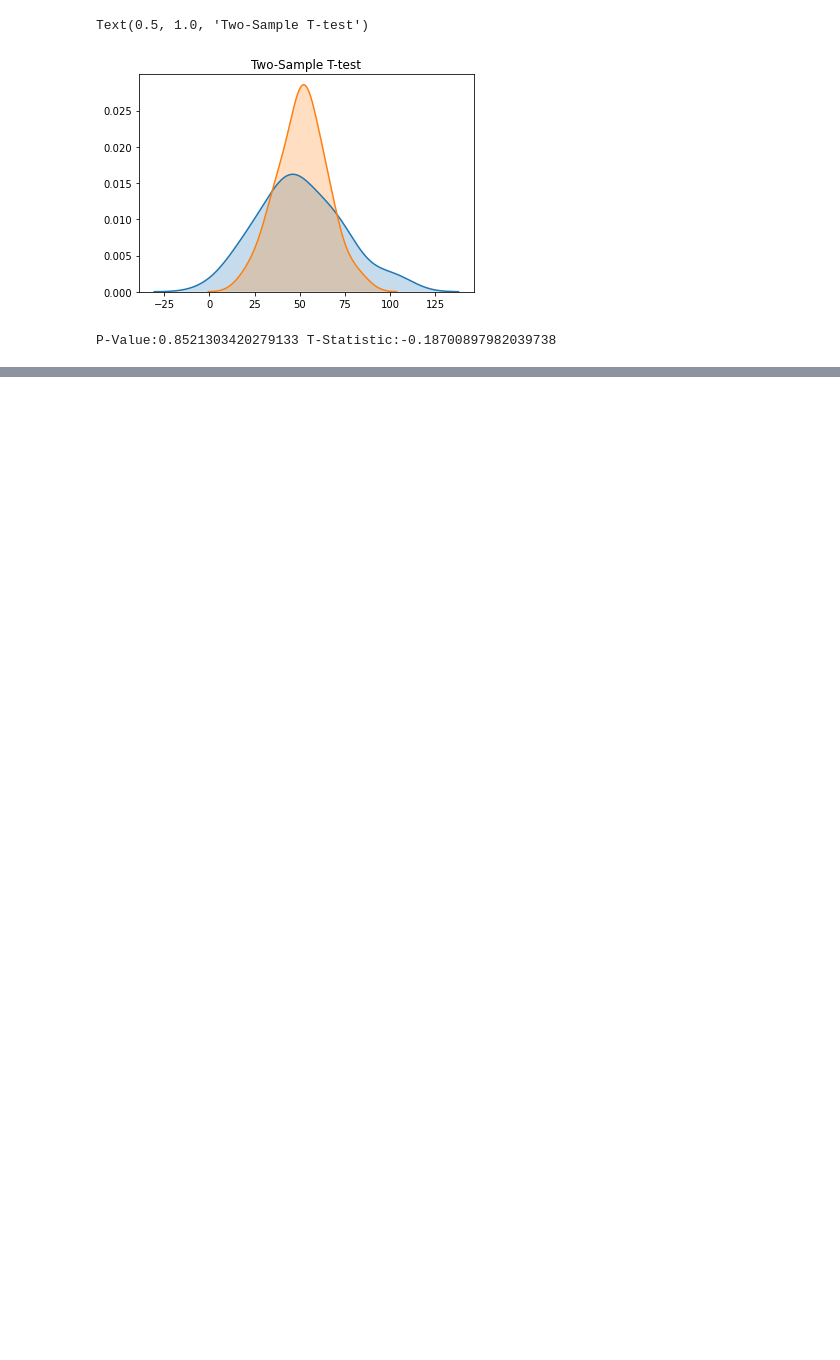
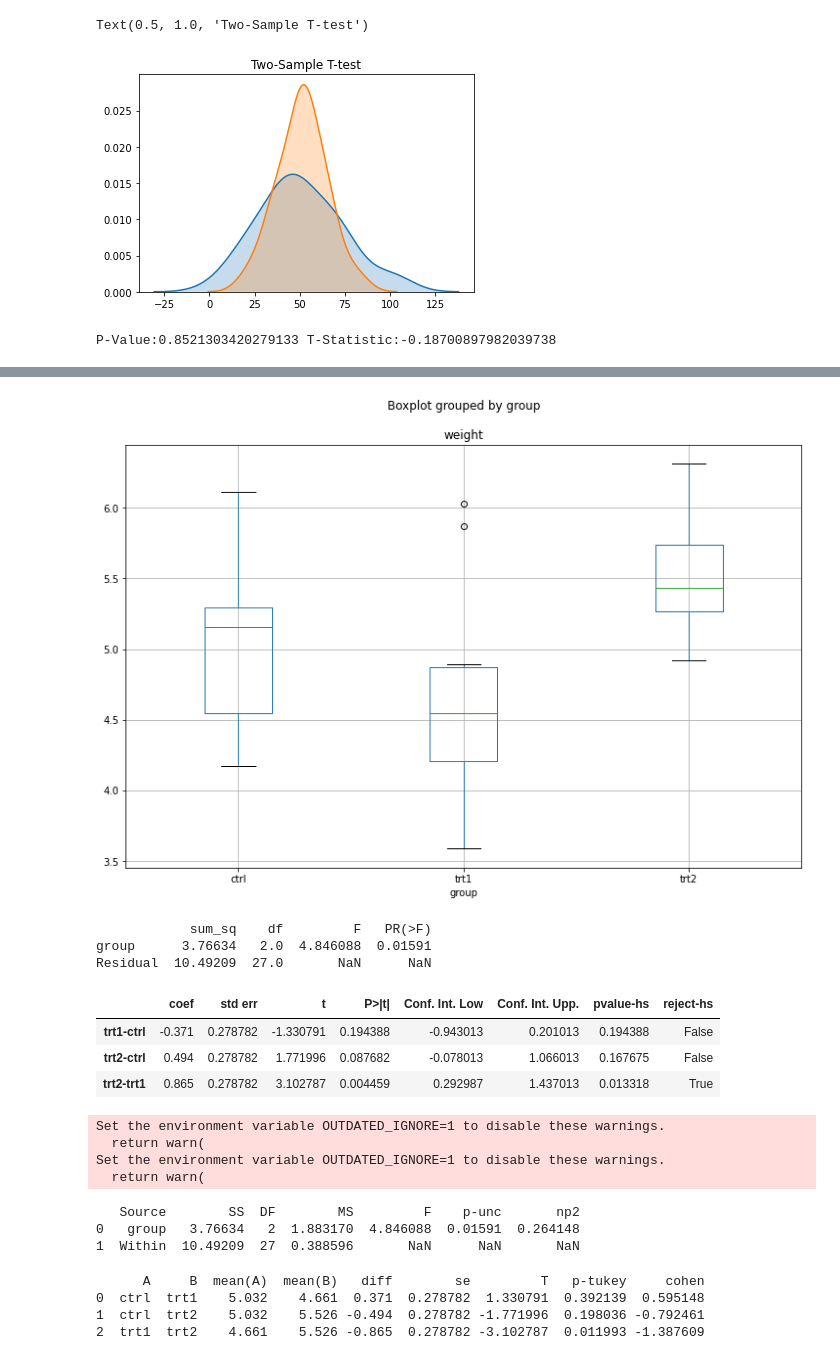
Before and after one commit to zhanyyy7/inf2178h-w22-exp-design-datascience, a Jupyter notebook: notebooks/inclass.ipynb, the cells around one changed output, grey strips where cells are left out. Drawn from its saved outputs; the diff is of its cells as text; code cells hidden in the pictures; blank space fills up the shorter version.

```diff
--- a/notebooks/inclass.ipynb
+++ b/notebooks/inclass.ipynb
@@ -50,0 +51,65 @@ P-Value:0.8857691427771222 T-Statistic:-0.14492947564392555
+# %%
+datafile = "/Users/shionguha/Documents/GitHub/inf2178h-w22-exp-design-datascience/data/PlantGrowth.csv"
+# %%
+data = pd.read_csv(datafile)
+
+#create boxplot
+data.boxplot('weight', by='group',figsize=(12,8))
+
+ctrl = data['weight'][data.group == 'ctrl']
+
+grps = pd.unique(data.group.values)
+d_data = {grp:data['weight'][data.group == grp] for grp in grps}
+
+k = len(pd.unique(data.group))
+N = len(data.values)
+n = data.groupby('group').size()[0]
+# %% [output]
+[figure, added]
+# %%
+import statsmodels.api as sm
+from statsmodels.formula.api import ols
+
+mod = ols('weight ~ group', data=data).fit()
+
+aov_table = sm.stats.anova_lm(mod, typ=2)
+print(aov_table)
+# %% [output]
+            sum_sq    df         F   PR(>F)
+group      3.76634   2.0  4.846088  0.01591
+Residual  10.49209  27.0       NaN      NaN
+# %%
+#post hoc tests: tukey hsd
+#tukey hsd with bonferroni's correction
+pair_t = mod.t_test_pairwise('group')
+pair_t.result_frame
+# %% [output]
+|  | coef | std err | t | P>|t| | Conf. Int. Low | Conf. Int. Upp. | pvalue-hs | reject-hs |
+| trt1-ctrl | -0.371 | 0.278782 | -1.330791 | 0.194388 | -0.943013 | 0.201013 | 0.194388 | False |
+| trt2-ctrl | 0.494 | 0.278782 | 1.771996 | 0.087682 | -0.078013 | 1.066013 | 0.167675 | False |
+| trt2-trt1 | 0.865 | 0.278782 | 3.102787 | 0.004459 | 0.292987 | 1.437013 | 0.013318 | True |
+# %%
+import pingouin as pg
+
+aov = pg.anova(data=data, dv='weight',between='group',detailed=True)
+# %% [output]
+Set the environment variable OUTDATED_IGNORE=1 to disable these warnings.
+  return warn(
+Set the environment variable OUTDATED_IGNORE=1 to disable these warnings.
+  return warn(
+# %%
+print(aov)
+# %% [output]
+   Source        SS  DF        MS         F    p-unc       np2
+0   group   3.76634   2  1.883170  4.846088  0.01591  0.264148
+1  Within  10.49209  27  0.388596       NaN      NaN       NaN
+# %%
+#post hoc test with pingouin
+#cohen = effect size
+pt = pg.pairwise_tukey(dv='weight',between='group',effsize='cohen',data=data)
+print(pt)
+# %% [output]
+      A     B  mean(A)  mean(B)   diff        se         T   p-tukey     cohen
+0  ctrl  trt1    5.032    4.661  0.371  0.278782  1.330791  0.392139  0.595148
+1  ctrl  trt2    5.032    5.526 -0.494  0.278782 -1.771996  0.198036 -0.792461
+2  trt1  trt2    4.661    5.526 -0.865  0.278782 -3.102787  0.011993 -1.387609
```
Also changed, not shown: parts of 3 cells of this notebook, 4 other files.
